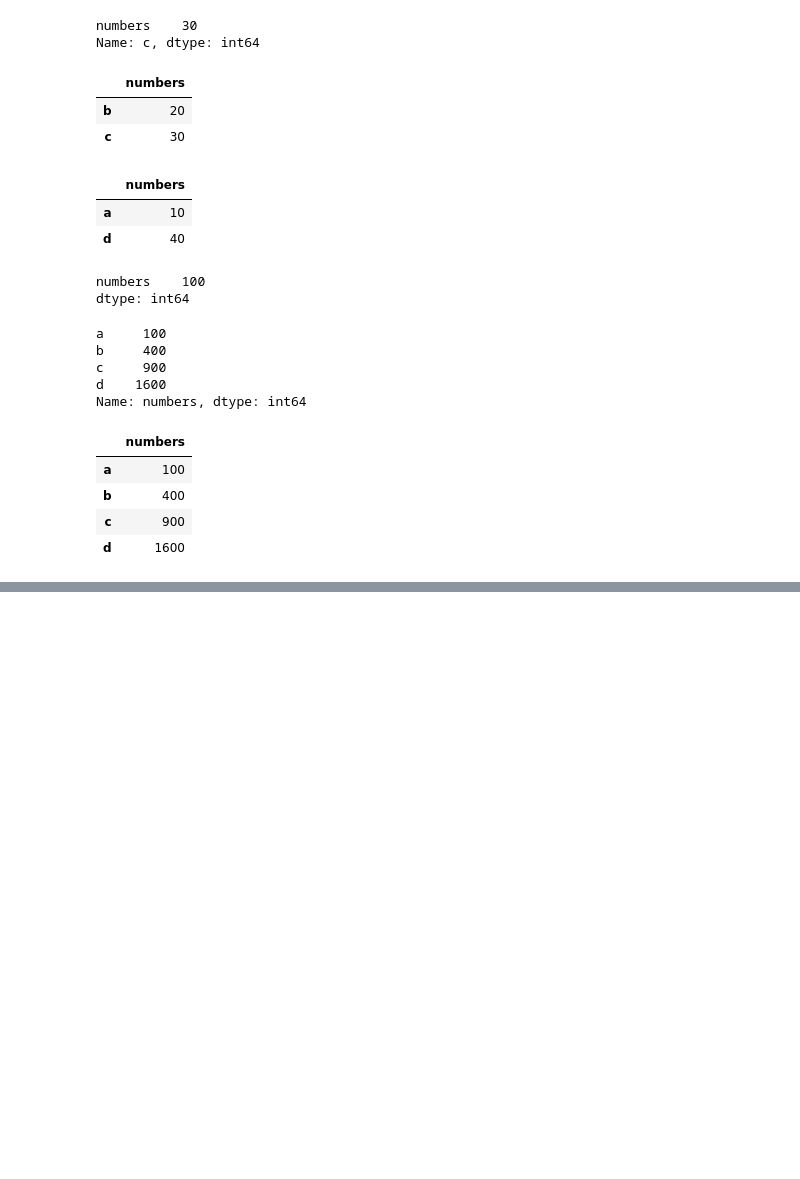
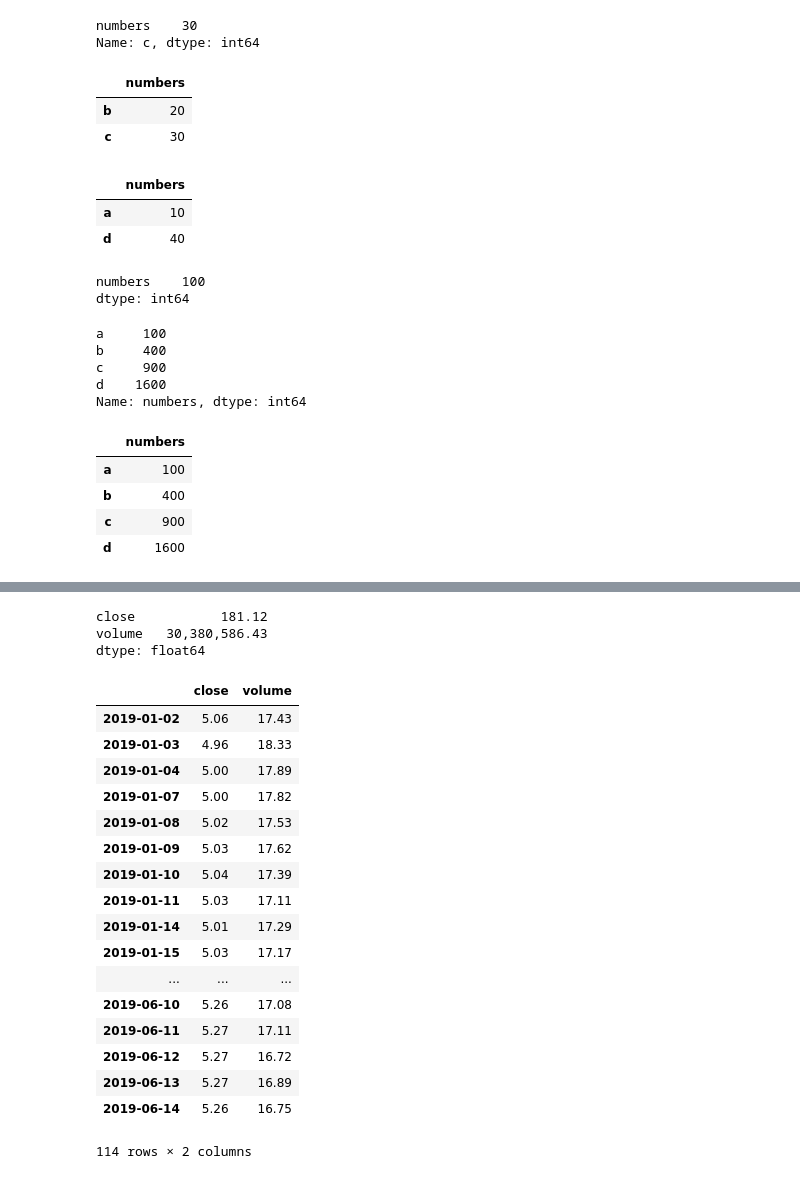
Before and after one commit to thomasmurphycodes/PythonForFinance, a Jupyter notebook: notebooks/Python for Finance Chapter 5 - Pandas.ipynb, the cells around one changed output, grey strips where cells are left out. Cells and saved outputs as stored; diff of their text form; code cells hidden in the pictures; blank space fills up the shorter version.

```diff
--- a/notebooks/Python for Finance Chapter 5 - Pandas.ipynb
+++ b/notebooks/Python for Finance Chapter 5 - Pandas.ipynb
@@ -157,0 +261,28 @@ df
+# %%
+df.mean(axis=0)
+# %% [output]
+close           181.12
+volume   30,380,586.43
+dtype: float64
+# %%
+import numpy as np # numpy universal functions can be applied to DataFrames
+np.log(df) # e^output = original
+# %% [output]
+|  | close | volume |
+| 2019-01-02 | 5.06 | 17.43 |
+| 2019-01-03 | 4.96 | 18.33 |
+| 2019-01-04 | 5.00 | 17.89 |
+| 2019-01-07 | 5.00 | 17.82 |
+| 2019-01-08 | 5.02 | 17.53 |
+| 2019-01-09 | 5.03 | 17.62 |
+| 2019-01-10 | 5.04 | 17.39 |
+| 2019-01-11 | 5.03 | 17.11 |
+| 2019-01-14 | 5.01 | 17.29 |
+| 2019-01-15 | 5.03 | 17.17 |
+| ... | ... | ... |
+| 2019-06-10 | 5.26 | 17.08 |
+| 2019-06-11 | 5.27 | 17.11 |
+| 2019-06-12 | 5.27 | 16.72 |
+| 2019-06-13 | 5.27 | 16.89 |
+| 2019-06-14 | 5.26 | 16.75 |
+114 rows × 2 columns
```
Also changed, not shown: parts of 40 cells of this notebook, 1 other file.
